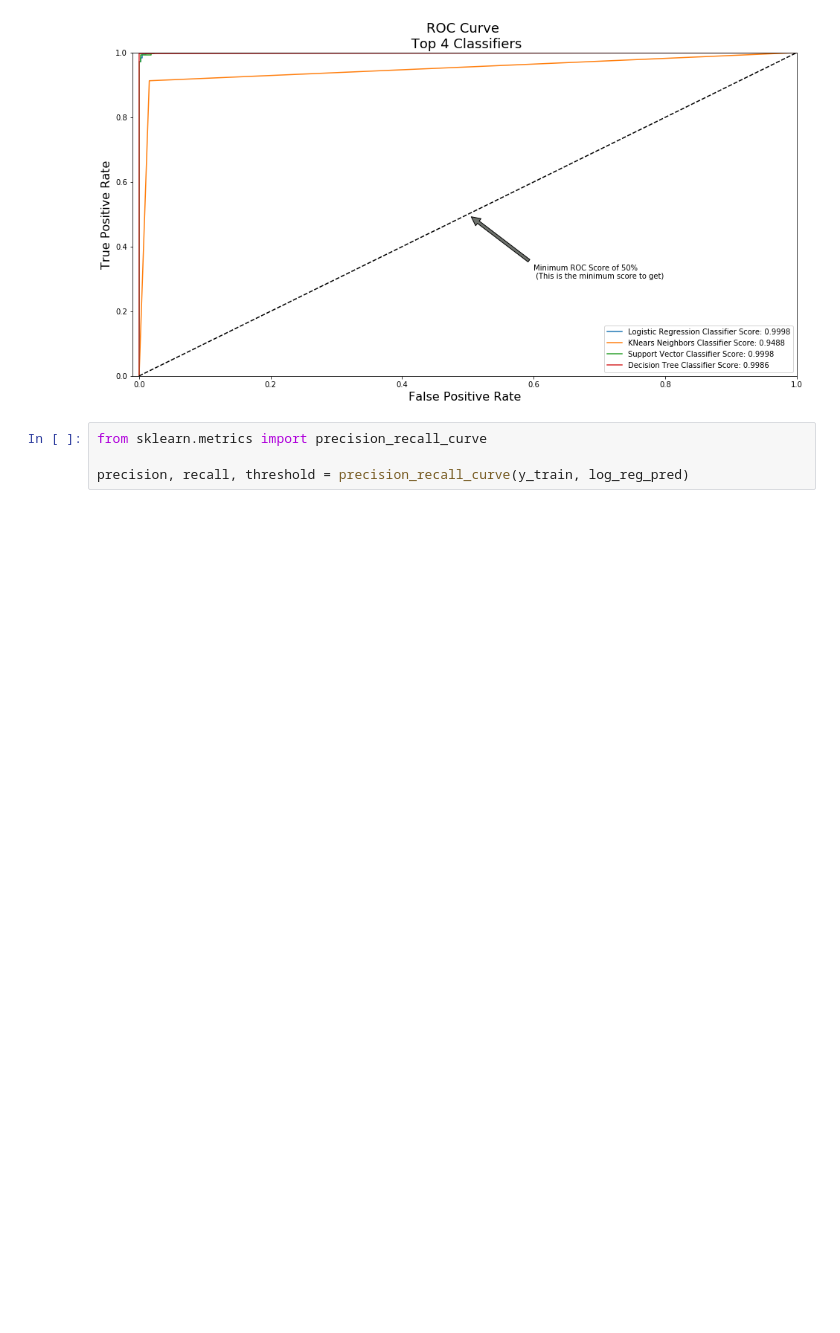
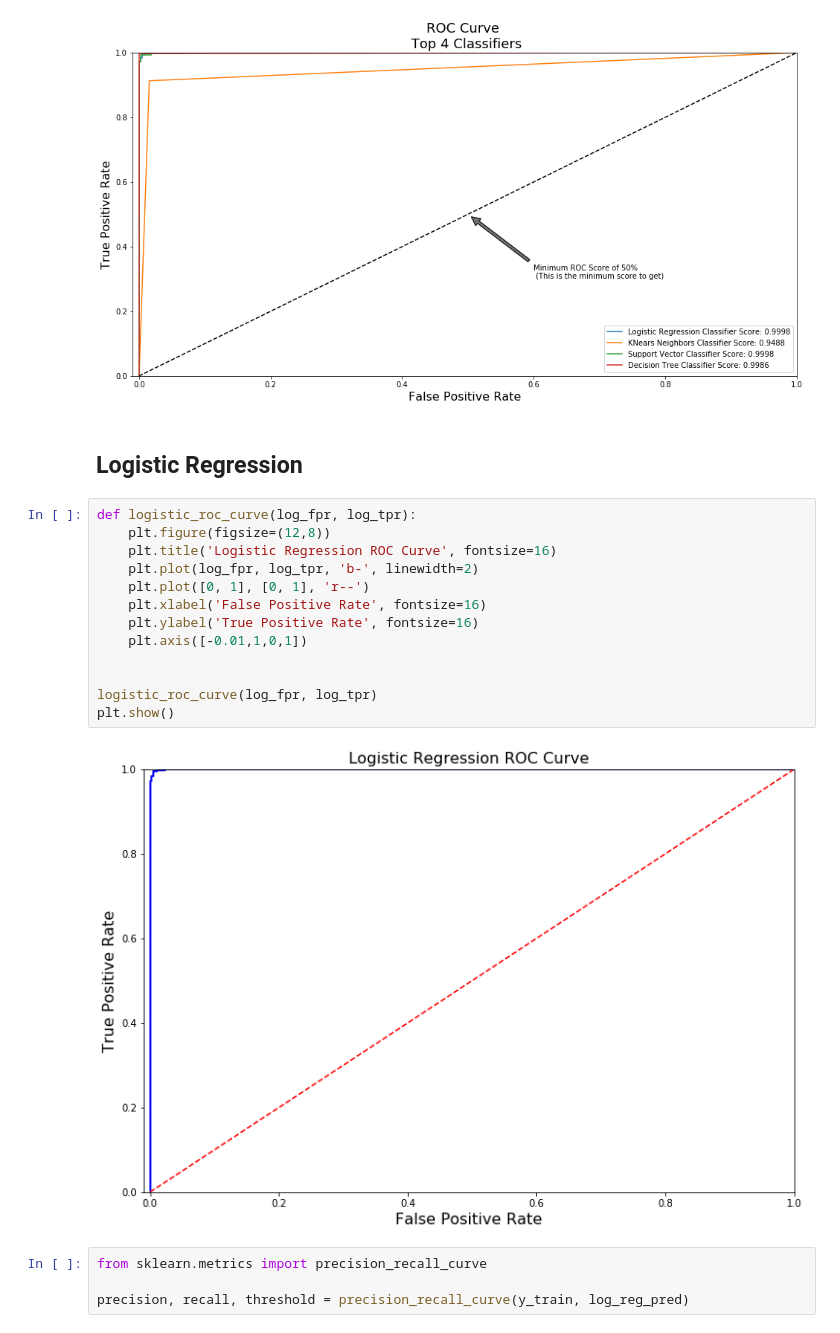
Before and after one commit to jcanque777/credit_card_fraud, a Jupyter notebook: creditcardfraud.ipynb, the cells around one changed output. Drawn from its saved outputs; the diff is of its cells as text; blank space fills up the shorter version.

```diff
--- a/creditcardfraud.ipynb
+++ b/creditcardfraud.ipynb
@@ -991,6 +991,23 @@ graph_roc_curve_multiple(log_fpr, log_tpr, knear_fpr, knear_tpr, svc_fpr, svc_tp
 plt.show()
 # %% [output]
 [figure]
+# %% [markdown]
+## Logistic Regression
+# %%
+def logistic_roc_curve(log_fpr, log_tpr):
+    plt.figure(figsize=(12,8))
+    plt.title('Logistic Regression ROC Curve', fontsize=16)
+    plt.plot(log_fpr, log_tpr, 'b-', linewidth=2)
+    plt.plot([0, 1], [0, 1], 'r--')
+    plt.xlabel('False Positive Rate', fontsize=16)
+    plt.ylabel('True Positive Rate', fontsize=16)
+    plt.axis([-0.01,1,0,1])
+
+
+logistic_roc_curve(log_fpr, log_tpr)
+plt.show()
+# %% [output]
+[figure, added]
 # %%
 from sklearn.metrics import precision_recall_curve
 
```
Also changed, not shown: parts of 7 cells of this notebook.
